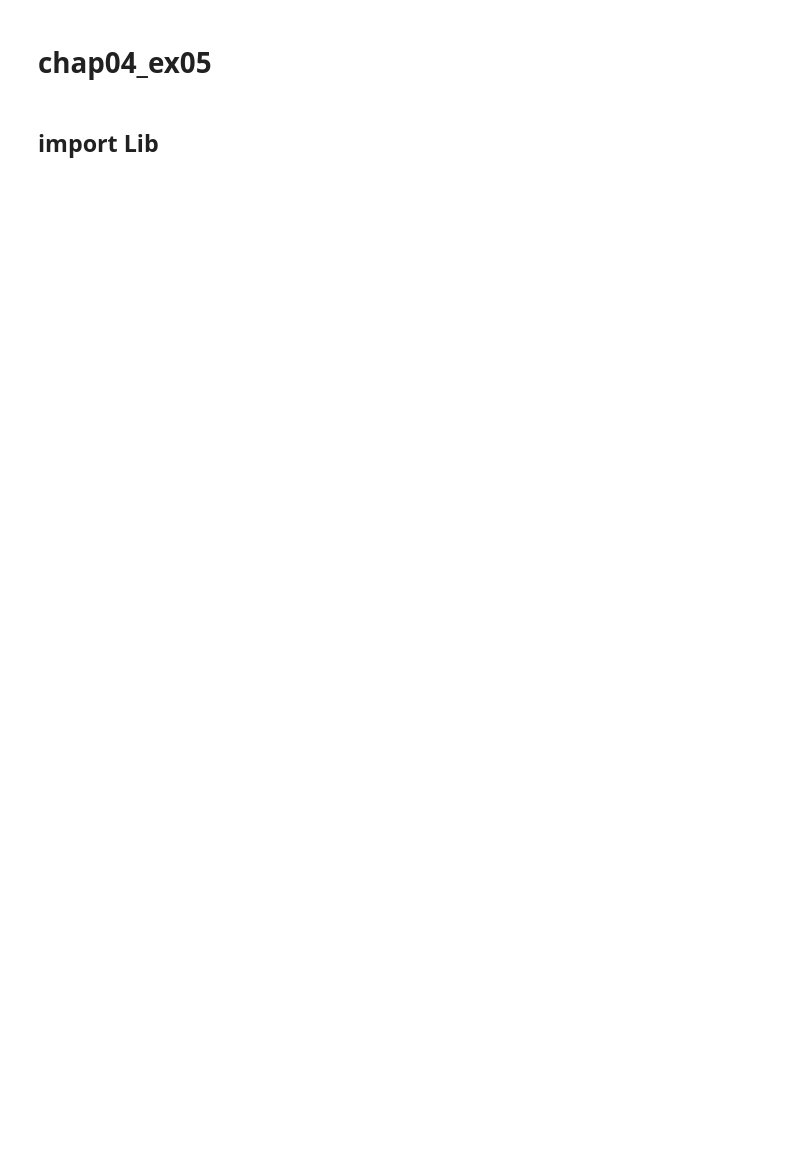
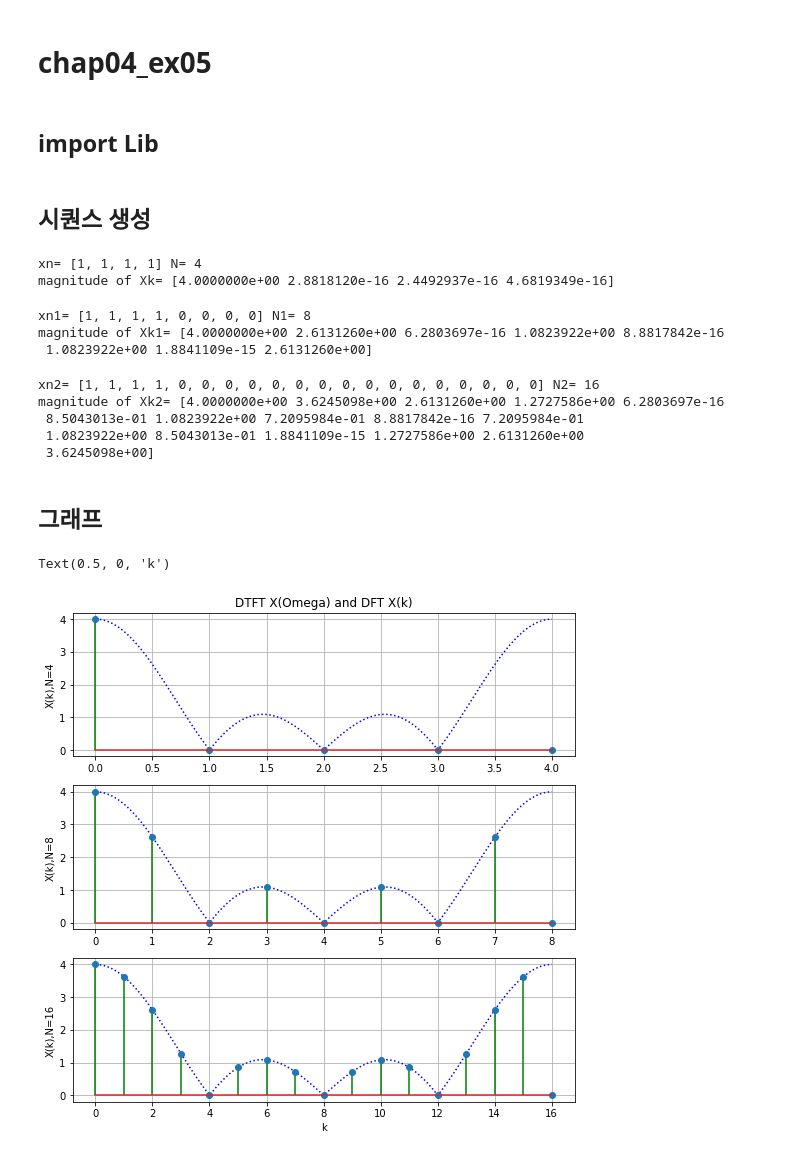
Before and after one commit to asdfrv20/DSP_python, a Jupyter notebook: chap04/chap04_ex05.ipynb, the cells around one changed output. Cells and saved outputs as stored; diff of their text form; code cells hidden in the pictures; blank space fills up the shorter version.

```diff
--- a/chap04/chap04_ex05.ipynb
+++ b/chap04/chap04_ex05.ipynb
@@ -11,0 +10,72 @@ from chap04_module import *
+# %% [markdown]
+## 시퀀스 생성
+# %%
+# x(n) 시퀀스 생성
+xn = [1,1,1,1]
+N = 4
+print("xn=",xn, "N=", N)
+
+Xk = DFT(xn, N)
+magXk = np.abs(Xk)
+print("magnitude of Xk=", magXk)
+# %% [output]
+xn= [1, 1, 1, 1] N= 4
+magnitude of Xk= [4.0000000e+00 2.8818120e-16 2.4492937e-16 4.6819349e-16]
+# %%
+# x1(n) 시퀀스 생성
+xn1 = [1,1,1,1,0,0,0,0]
+N1 = 8
+print("xn1=",xn1, "N1=", N1)
+
+Xk1 = DFT(xn1, N1)
+magXk1 = np.abs(Xk1)
+print("magnitude of Xk1=", magXk1)
+# %% [output]
+xn1= [1, 1, 1, 1, 0, 0, 0, 0] N1= 8
+magnitude of Xk1= [4.0000000e+00 2.6131260e+00 6.2803697e-16 1.0823922e+00 8.8817842e-16
+ 1.0823922e+00 1.8841109e-15 2.6131260e+00]
+# %%
+xn2 = [1,1,1,1,0,0,0,0,0,0,0,0,0,0,0,0,0,0,0,0]
+N2 = 16
+print("xn2=",xn2, "N2=", N2)
+
+Xk2 = DFT(xn2, N2)
+magXk2 = np.abs(Xk2)
+print("magnitude of Xk2=", magXk2)
+# %% [output]
+xn2= [1, 1, 1, 1, 0, 0, 0, 0, 0, 0, 0, 0, 0, 0, 0, 0, 0, 0, 0, 0] N2= 16
+magnitude of Xk2= [4.0000000e+00 3.6245098e+00 2.6131260e+00 1.2727586e+00 6.2803697e-16
+ 8.5043013e-01 1.0823922e+00 7.2095984e-01 8.8817842e-16 7.2095984e-01
+ 1.0823922e+00 8.5043013e-01 1.8841109e-15 1.2727586e+00 2.6131260e+00
+ 3.6245098e+00]
+# %% [markdown]
+## 그래프
+# %%
+nT = 1000
+MXe = DTFT(xn,N,nT)
+magMXe = np.abs(MXe)
+w = np.linspace(0,np.pi,nT)
+
+nk1 = np.arange(5)
+nk2 = np.arange(9)
+nk3 = np.arange(17)
+
+X1 = np.zeros(5)
+X1[0:4] = magXk
+X2 = np.zeros(9)
+X2[0:8] = magXk1
+X3 = np.zeros(17)
+X3[0:16] = magXk2
+
+
+# 그래프
+plt.figure(figsize=(9,9))
+plt.subplot(3,1,1); plt.plot(w*4/3.14,magMXe, "b:"); plt.stem(nk1,X1,'g'); plt.grid()
+plt.title("DTFT X(Omega) and DFT X(k)"); plt.ylabel("X(k),N=4");
+plt.subplot(3,1,2); plt.plot(w*8/3.14,magMXe, "b:"); plt.stem(nk2,X2,'g'); plt.grid()
+plt.ylabel("X(k),N=8");
+plt.subplot(3,1,3); plt.plot(w*16/3.14,magMXe, "b:"); plt.stem(nk3,X3,'g'); plt.grid()
+plt.ylabel("X(k),N=16"); plt.xlabel("k")
+# %% [output]
+Text(0.5, 0, 'k')
+[figure, added]
```
Also changed, not shown: parts of 1 cell of this notebook, 3 other files.
